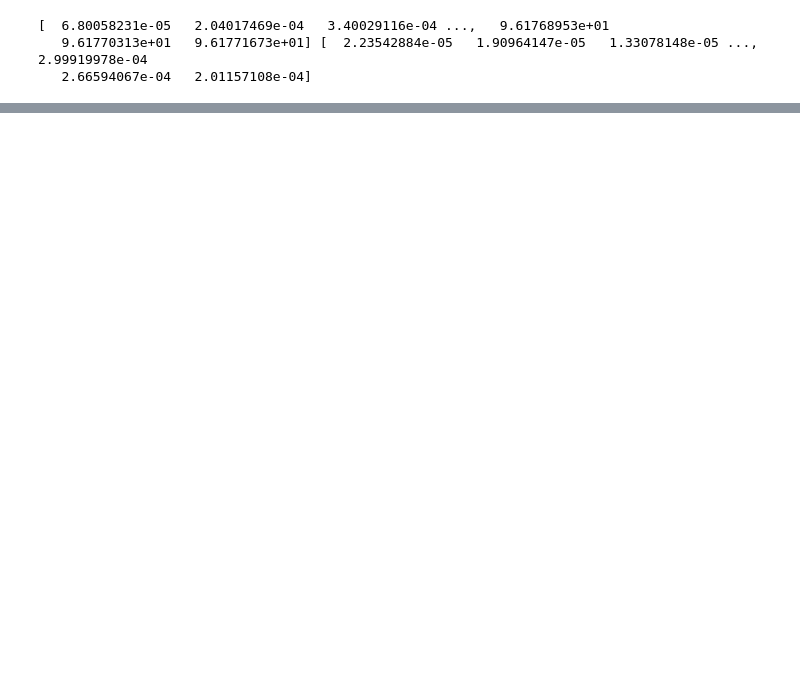
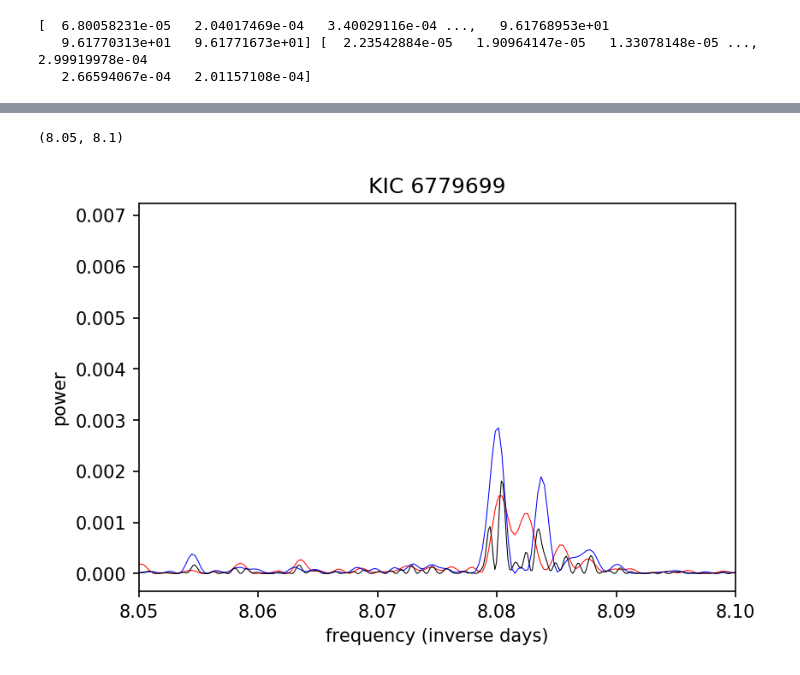
Before and after one commit to dfm/StellarClocks, a Jupyter notebook: notebooks/RGB_star.ipynb, the cells around one changed output, grey strips where cells are left out. Drawn from its saved outputs; the diff is of its cells as text; code cells hidden in the pictures; blank space fills up the shorter version.

```diff
--- a/notebooks/RGB_star.ipynb
+++ b/notebooks/RGB_star.ipynb
@@ -119,0 +126,16 @@ omegas
+# %%
+# look at halves to assess coherence within the window.
+Nhalf = int(len(time) / 2)
+frequency1, power1 = LombScargle(time[:Nhalf], flux[:Nhalf]).autopower()
+frequency2, power2 = LombScargle(time[Nhalf:], flux[Nhalf:]).autopower()
+plt.clf()
+plt.plot(frequency1, power1, "r", lw=0.5)
+plt.plot(frequency2, power2, "b", lw=0.5)
+plt.plot(frequency, power, "k", lw=0.5)
+plt.xlabel("frequency (inverse days)")
+plt.ylabel("power")
+plt.title(kicstr)
+plt.xlim(8.05, 8.10)
+# %% [output]
+(8.05, 8.1)
+[figure, added]
```
Also changed, not shown: parts of 6 cells of this notebook.
